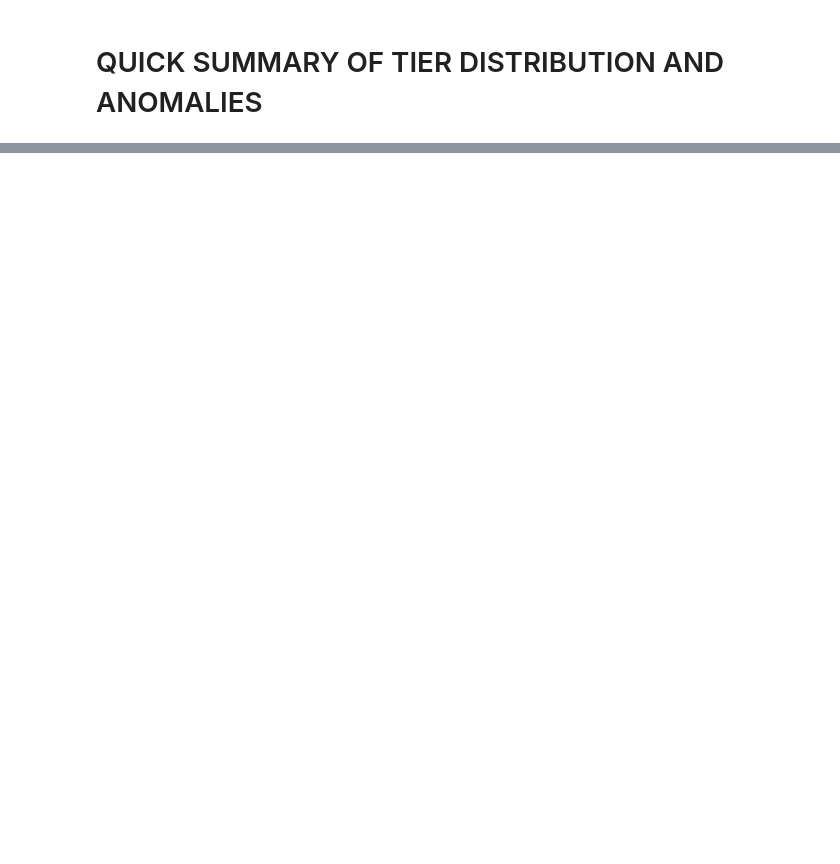
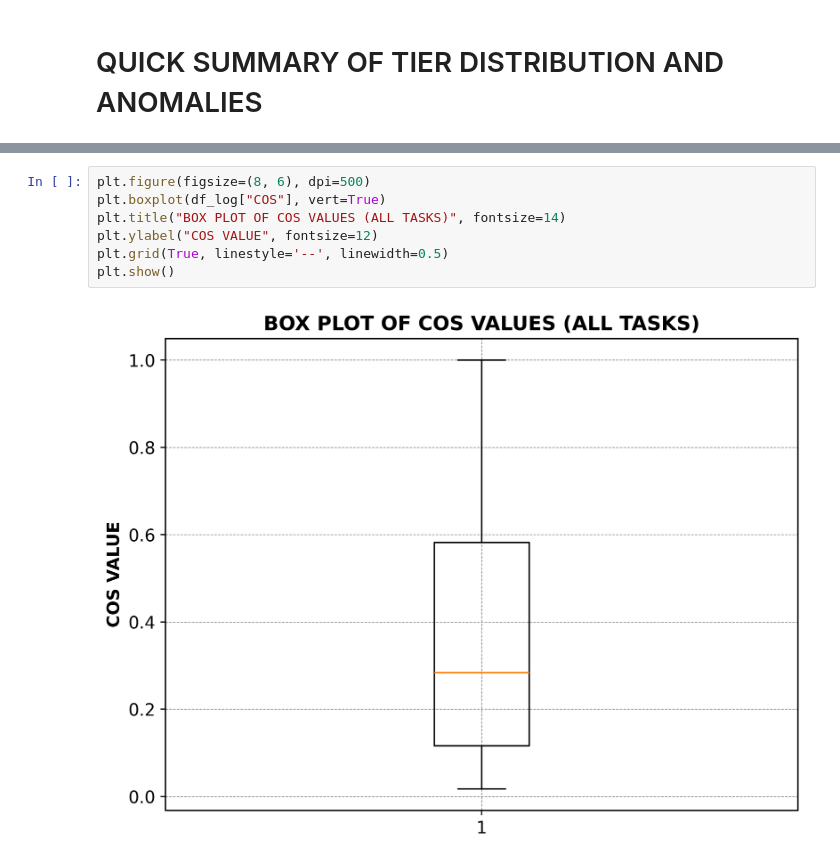
Before and after one commit to DaRkSouL36/SML-OA, a Jupyter notebook: ILLUSTRATION.ipynb, the cells around one changed output, grey strips where cells are left out. Drawn from its saved outputs; the diff is of its cells as text; blank space fills up the shorter version.

Commit message:
VISUALIZE COS, STATISTICS, AND TIERING BEHAVIOR

```diff
--- a/ILLUSTRATION.ipynb
+++ b/ILLUSTRATION.ipynb
@@ -623,0 +615,9 @@ NUMBER OF ANOMALOUS TASKS (OUTLIER AND VOLATILE):
+# %%
+plt.figure(figsize=(8, 6), dpi=500)
+plt.boxplot(df_log["COS"], vert=True)
+plt.title("BOX PLOT OF COS VALUES (ALL TASKS)", fontsize=14)
+plt.ylabel("COS VALUE", fontsize=12)
+plt.grid(True, linestyle='--', linewidth=0.5)
+plt.show()
+# %% [output]
+[figure, added]
```
Also changed, not shown: parts of 13 cells of this notebook.
